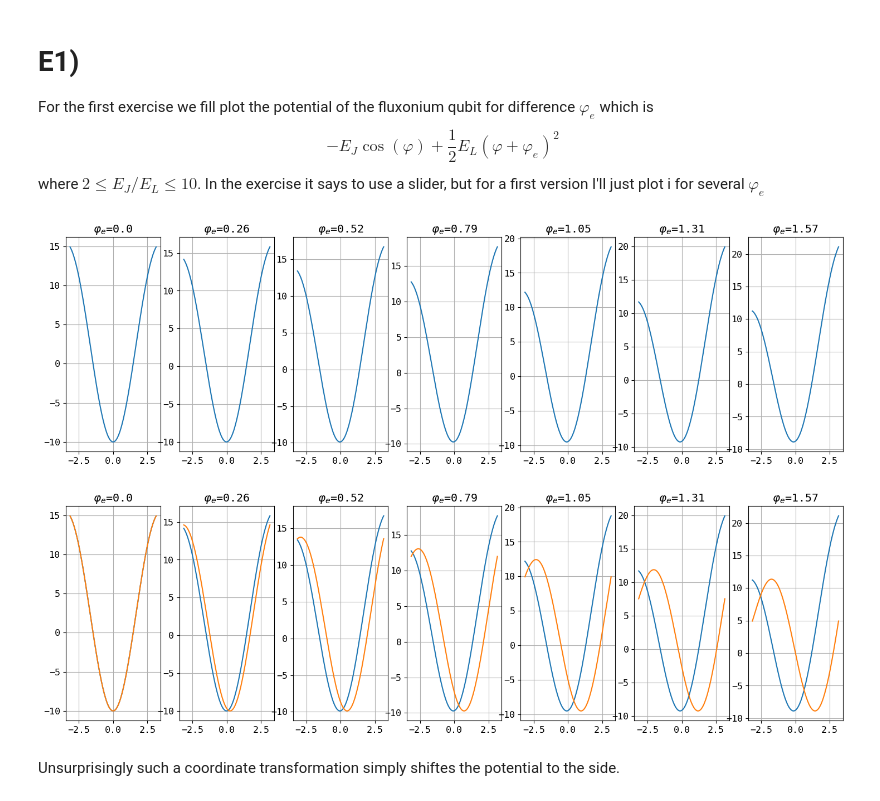
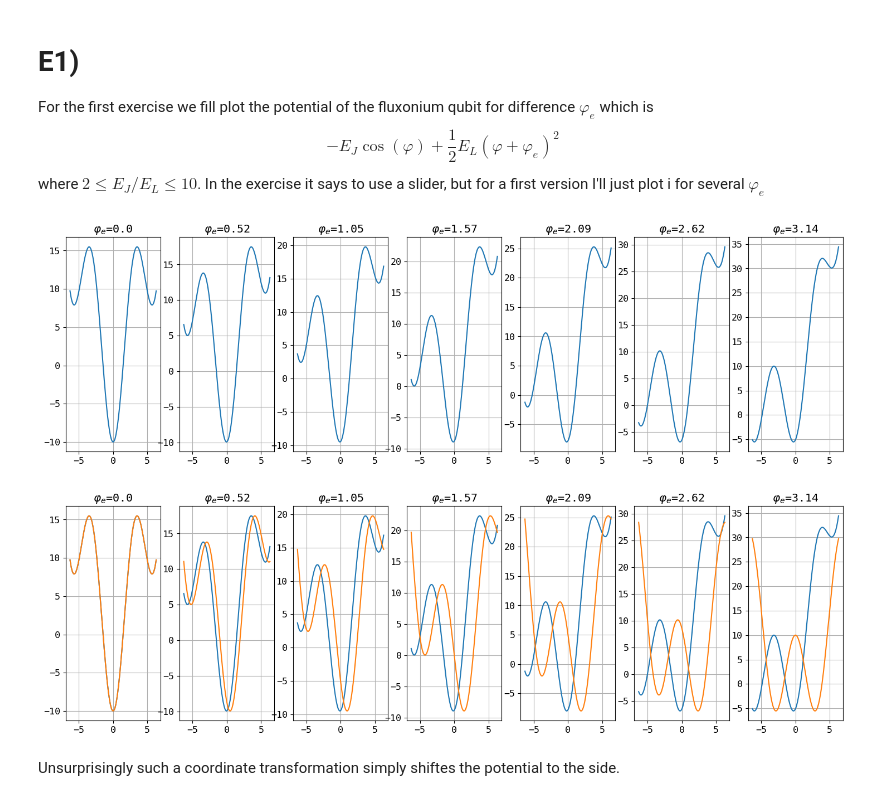
Before and after one commit to Shellf1sh/Superconducting-Qubits-Course, a Jupyter notebook: Week4/Week4Code.ipynb, the cells around one changed output. Saved outputs shown, nothing was run; the diff lists cells and outputs as text; code cells hidden in the pictures.

Commit message:
Minor changes on the plotting

```diff
--- a/Week4/Week4Code.ipynb
+++ b/Week4/Week4Code.ipynb
@@ -18,18 +18,18 @@ def potential(phi, phi_e):
     return -10*np.cos(phi)+(phi+phi_e)**2/2
 
 
-phi_arr = np.linspace(-np.pi, np.pi, 200)
+phi_arr = np.linspace(-2*np.pi, 2*np.pi, 200)
 # %%
 plt.rcParams['font.size'] = 12
 fig, ax = plt.subplots(1, 7, figsize = (18,5))
 
-phi_e_arr = np.linspace(0, np.pi/2, 7)
+phi_e_arr = np.linspace(0, np.pi, 7)
 
 for i in range(len(phi_e_arr)):
     ax[i].plot(phi_arr, potential(phi_arr, phi_e_arr[i]))
     ax[i].set_title("$\\varphi_e$="+str(np.round(phi_e_arr[i], 2)))
 # %% [output]
-[figure, old version]
+[figure, new version]
 # %%
 def potential_shifted(phi, phi_e):
     return -10*np.cos(phi-phi_e)+(phi)**2/2
@@ -43,7 +43,7 @@ for i in range(len(phi_e_arr)):
     ax[i].plot(phi_arr, potential_shifted(phi_arr, phi_e_arr[i]))
     ax[i].set_title("$\\varphi_e$="+str(np.round(phi_e_arr[i], 2)))
 # %% [output]
-[figure, old version]
+[figure, new version]
 # %% [markdown]
 Unsurprisingly such a coordinate transformation simply shiftes the potential to the side.
 # %% [markdown]
```
